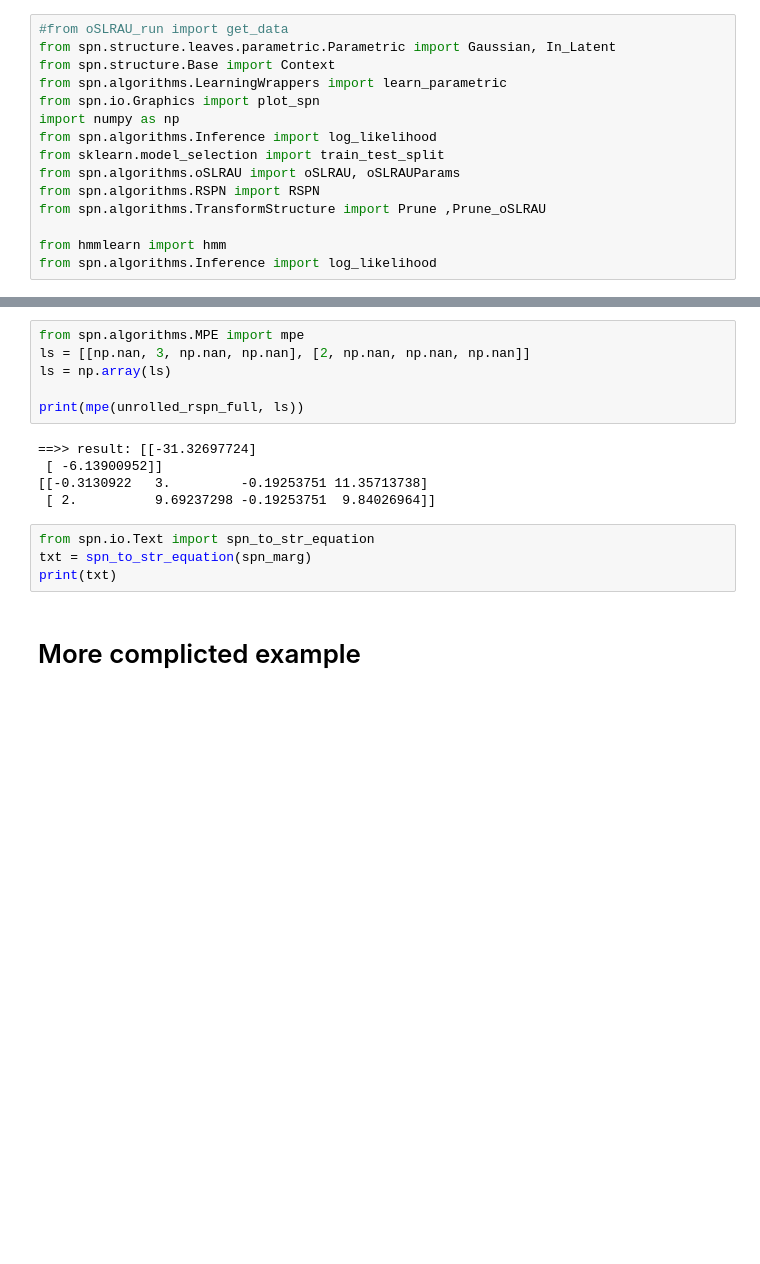
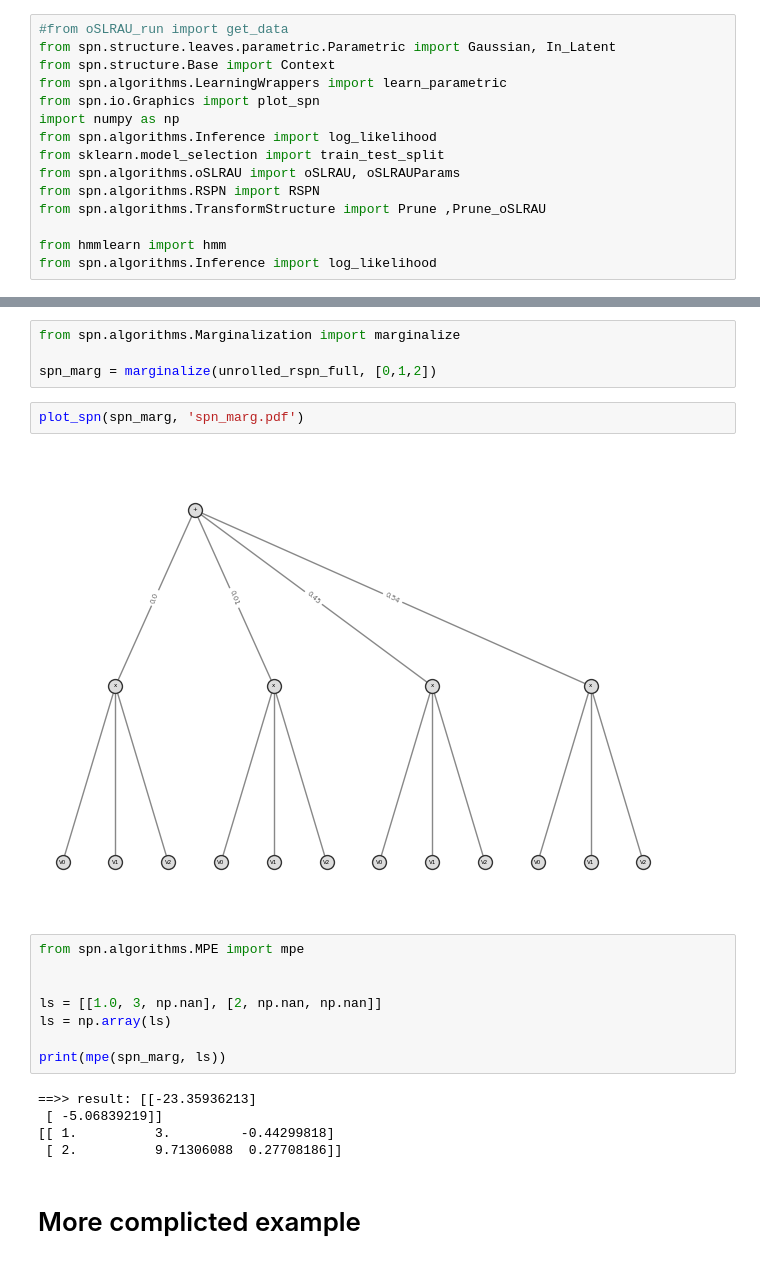
Before and after one commit to Dariyan-Khan/oSLRAU_and_RSPN, a Jupyter notebook: oSLRAU_simple_next_ll.ipynb, the cells around one changed output, grey strips where cells are left out. Cells and saved outputs as stored; diff of their text form; blank space fills up the shorter version.

```diff
--- a/oSLRAU_simple_next_ll.ipynb
+++ b/oSLRAU_simple_next_ll.ipynb
@@ -170,18 +176,24 @@ plot_spn(unrolled_rspn_full, 'rspn_unrolled_full.pdf')
+# %%
+from spn.algorithms.Marginalization import marginalize
+
+spn_marg = marginalize(unrolled_rspn_full, [0,1,2])
+# %%
+plot_spn(spn_marg, 'spn_marg.pdf')
+# %% [output]
+[figure, added]
 # %%
 from spn.algorithms.MPE import mpe
-ls = [[np.nan, 3, np.nan, np.nan], [2, np.nan, np.nan, np.nan]]
+
+
+ls = [[1.0, 3, np.nan], [2, np.nan, np.nan]]
 ls = np.array(ls)
 
-print(mpe(unrolled_rspn_full, ls))
+print(mpe(spn_marg, ls))
 # %% [output]
-==>> result: [[-31.32697724]
- [ -6.13900952]]
-[[-0.3130922   3.         -0.19253751 11.35713738]
- [ 2.          9.69237298 -0.19253751  9.84026964]]
+==>> result: [[-23.35936213]
+ [ -5.06839219]]
+[[ 1.          3.         -0.44299818]
+ [ 2.          9.71306088  0.27708186]]
-# %%
-from spn.io.Text import spn_to_str_equation
-txt = spn_to_str_equation(spn_marg)
-print(txt)
 # %% [markdown]
 <h1>More complicted example</h1>
 # %% [markdown]
```
Also changed, not shown: parts of 4 cells of this notebook, 3 other files.
